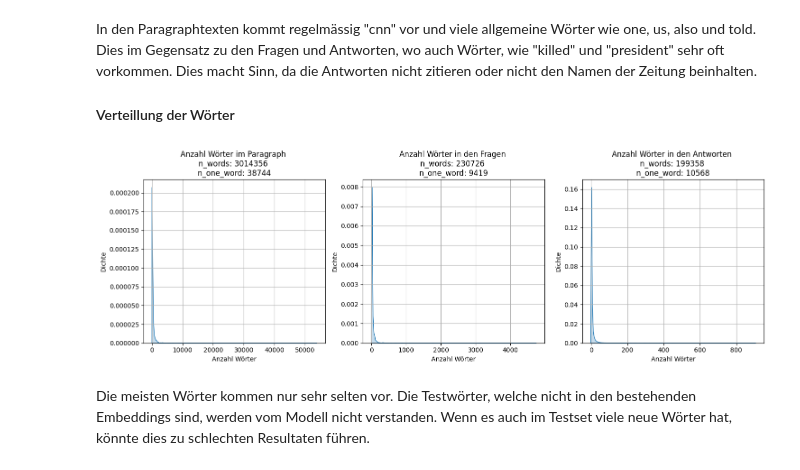
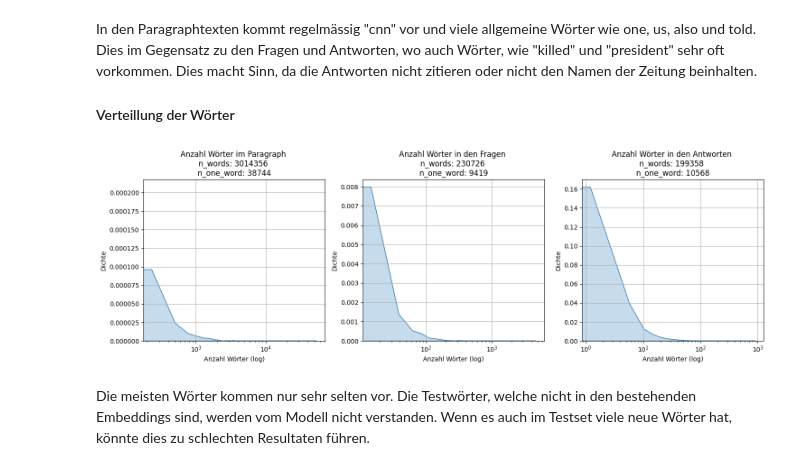
Before and after one commit to swiggy123/npr_mc2, a Jupyter notebook: report.ipynb, the cells around one changed output. Drawn from its saved outputs; the diff is of its cells as text; code cells hidden in the pictures.

```diff
--- a/report.ipynb
+++ b/report.ipynb
@@ -306,37 +306,40 @@ values1 = np.array(list(word_counts_paragraph.values()))
 values2 = np.array(list(word_counts_questions.values()))
 values3 = np.array(list(word_counts_answers.values()))
 
 plt.figure(figsize=(15, 5))
 
 # First subplot
 plt.subplot(1, 3, 1)
 sns.kdeplot(values1, bw_adjust=0.5, fill=True)
-plt.xlabel('Anzahl Wörter')
+plt.xlabel('Anzahl Wörter (log)')
+plt.xscale("log")
 plt.ylabel('Dichte')
 plt.title(f'Anzahl Wörter im Paragraph \nn_words: {sum(values1)} \nn_one_word: {len(values1[values1==1])}')
 plt.grid(True)
 
 # Second subplot
 plt.subplot(1, 3, 2)
 sns.kdeplot(values2, bw_adjust=0.5, fill=True)
-plt.xlabel('Anzahl Wörter')
+plt.xlabel('Anzahl Wörter (log)')
+plt.xscale("log")
 plt.ylabel('Dichte')
 plt.title(f'Anzahl Wörter in den Fragen \nn_words: {sum(values2)} \nn_one_word: {len(values2[values2==1])}')
 plt.grid(True)
 
 # Third subplot
 plt.subplot(1, 3, 3)
 sns.kdeplot(values3, bw_adjust=0.5, fill=True)
-plt.xlabel('Anzahl Wörter')
+plt.xscale("log")
+plt.xlabel('Anzahl Wörter (log)')
 plt.ylabel('Dichte')
 
 plt.title(f'Anzahl Wörter in den Antworten \nn_words: {sum(values3)} \nn_one_word: {len(values3[values3==1])}')
 plt.grid(True)
 
 plt.tight_layout()
 plt.show()
 # %% [output]
-[figure, old version]
+[figure, new version]
 # %% [markdown]
 Die meisten Wörter kommen nur sehr selten vor. Die Testwörter, welche nicht in den bestehenden Embeddings sind, werden vom Modell nicht verstanden. Wenn es auch im Testset viele neue Wörter hat, könnte dies zu schlechten Resultaten führen.
 # %%
```
